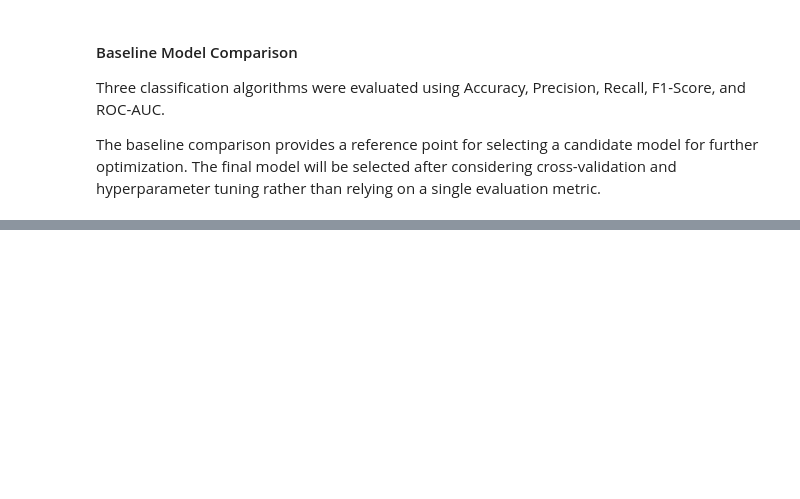
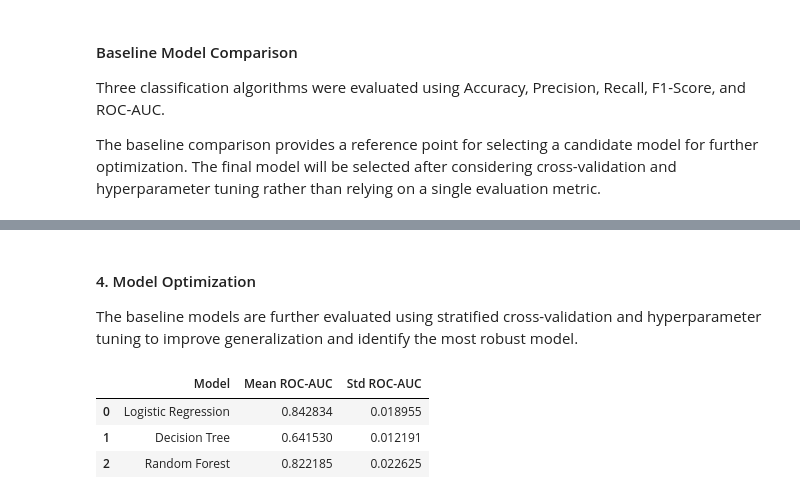
Before and after one commit to VarshaNayak18/medical-disease-prediction, a Jupyter notebook: notebooks/diabetes_prediction.ipynb, the cells around one changed output, grey strips where cells are left out. Cells and saved outputs as stored; diff of their text form; code cells hidden in the pictures; blank space fills up the shorter version.

```diff
--- a/notebooks/diabetes_prediction.ipynb
+++ b/notebooks/diabetes_prediction.ipynb
@@ -569,0 +619,19 @@ The baseline comparison provides a reference point for selecting a candidate mod
+# %%
+from sklearn.model_selection import GridSearchCV
+
+rf_param_grid = {
+    "n_estimators": [100, 200, 300],
+    "max_depth": [None, 5, 10, 15],
+    "min_samples_split": [2, 5, 10],
+    "min_samples_leaf": [1, 2, 4]
+}
+rf_grid = GridSearchCV(
+    estimator=RandomForestClassifier(
+        random_state=42
+    ),
+    param_grid=rf_param_grid,
+    cv=cv,
+    scoring="roc_auc",
+    n_jobs=-1
+)
+rf_grid.fit(X_train_scaled, y_train)
@@ -569,0 +698,43 @@ The baseline comparison provides a reference point for selecting a candidate mod
+# %% [markdown]
+#### 4. Model Optimization
+
+The baseline models are further evaluated using stratified cross-validation and hyperparameter tuning to improve generalization and identify the most robust model.
+# %%
+from sklearn.model_selection import StratifiedKFold, cross_val_score
+
+cv = StratifiedKFold(
+    n_splits=5,
+    shuffle=True,
+    random_state=42
+)
+cv_models = {
+    "Logistic Regression": logistic_model,
+    "Decision Tree": decision_tree_model,
+    "Random Forest": random_forest_model
+}
+
+cv_results = []
+
+for name, model in cv_models.items():
+    scores = cross_val_score(
+        model,
+        X_train_scaled,
+        y_train,
+        cv=cv,
+        scoring="roc_auc"
+    )
+
+    cv_results.append({
+        "Model": name,
+        "Mean ROC-AUC": scores.mean(),
+        "Std ROC-AUC": scores.std()
+    })
+
+cv_results_df = pd.DataFrame(cv_results)
+
+cv_results_df
+# %% [output]
+|  | Model | Mean ROC-AUC | Std ROC-AUC |
+| 0 | Logistic Regression | 0.842834 | 0.018955 |
+| 1 | Decision Tree | 0.641530 | 0.012191 |
+| 2 | Random Forest | 0.822185 | 0.022625 |
```
Also changed, not shown: parts of 20 cells of this notebook.
